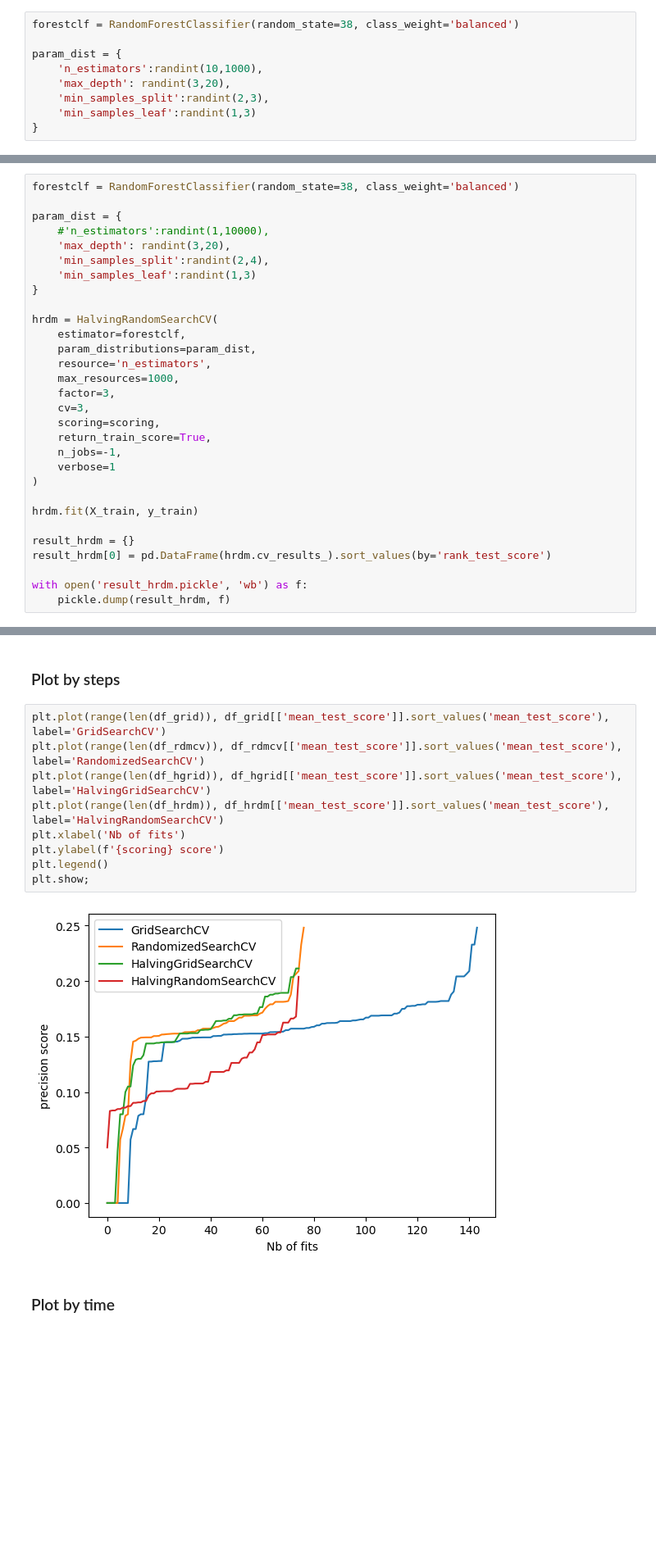
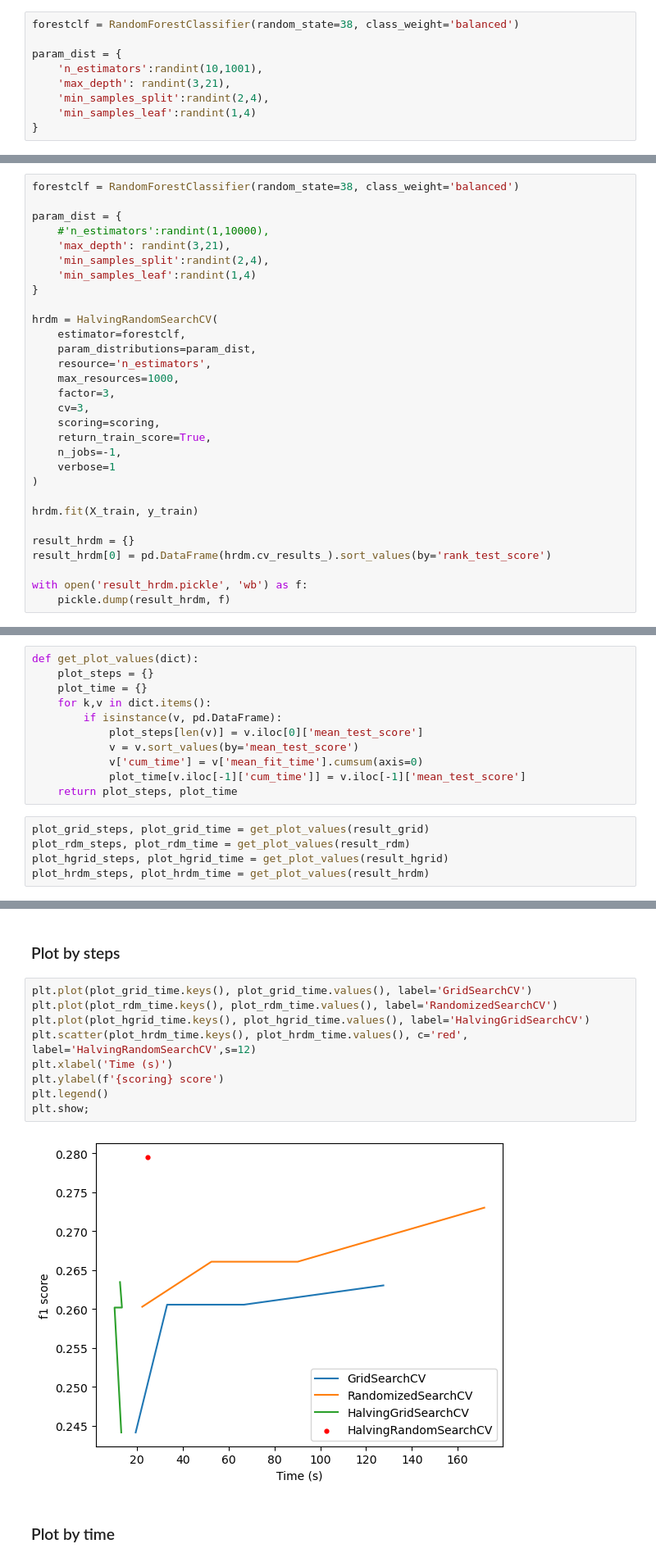
Before and after one commit to dimcaputo/compareCV, a Jupyter notebook: notebook.ipynb, the cells around one changed output, grey strips where cells are left out. Shown: that part at 82% size. Cells and saved outputs as stored; diff of their text form; blank space fills up the shorter version.

Commit message:
Modifs added to get the right result for the plot against time

```diff
--- a/notebook.ipynb
+++ b/notebook.ipynb
@@ -252,10 +252,10 @@ with open('result_grid.pickle', 'wb') as f:
 forestclf = RandomForestClassifier(random_state=38, class_weight='balanced')
 
 param_dist = {
-    'n_estimators':randint(10,1000),
-    'max_depth': randint(3,20),
-    'min_samples_split':randint(2,3),
-    'min_samples_leaf':randint(1,3)
+    'n_estimators':randint(10,1001),
+    'max_depth': randint(3,21),
+    'min_samples_split':randint(2,4),
+    'min_samples_leaf':randint(1,4)
 }
 # %%
 result_rdm = {}
@@ -359,9 +359,9 @@ forestclf = RandomForestClassifier(random_state=38, class_weight='balanced')
 
 param_dist = {
     #'n_estimators':randint(1,10000),
-    'max_depth': randint(3,20),
+    'max_depth': randint(3,21),
     'min_samples_split':randint(2,4),
-    'min_samples_leaf':randint(1,3)
+    'min_samples_leaf':randint(1,4)
 }
 
 hrdm = HalvingRandomSearchCV(
@@ -402,3 +402,19 @@ iter: 6
 n_candidates: 2
 n_resources: 729
 Fitting 3 folds for each of 2 candidates, totalling 6 fits
+# %%
+def get_plot_values(dict):
+    plot_steps = {}
+    plot_time = {}
+    for k,v in dict.items():
+        if isinstance(v, pd.DataFrame):
+            plot_steps[len(v)] = v.iloc[0]['mean_test_score']
+            v = v.sort_values(by='mean_test_score')
+            v['cum_time'] = v['mean_fit_time'].cumsum(axis=0)
+            plot_time[v.iloc[-1]['cum_time']] = v.iloc[-1]['mean_test_score']
+    return plot_steps, plot_time
+# %%
+plot_grid_steps, plot_grid_time = get_plot_values(result_grid)
+plot_rdm_steps, plot_rdm_time = get_plot_values(result_rdm)
+plot_hgrid_steps, plot_hgrid_time = get_plot_values(result_hgrid)
+plot_hrdm_steps, plot_hrdm_time = get_plot_values(result_hrdm)
@@ -407,16 +477,16 @@ Fitting 3 folds for each of 2 candidates, totalling 6 fits
 # %% [markdown]
 ### Plot by steps
 # %%
-plt.plot(range(len(df_grid)), df_grid[['mean_test_score']].sort_values('mean_test_score'), label='GridSearchCV')
-plt.plot(range(len(df_rdmcv)), df_rdmcv[['mean_test_score']].sort_values('mean_test_score'), label='RandomizedSearchCV')
-plt.plot(range(len(df_hgrid)), df_hgrid[['mean_test_score']].sort_values('mean_test_score'), label='HalvingGridSearchCV')
-plt.plot(range(len(df_hrdm)), df_hrdm[['mean_test_score']].sort_values('mean_test_score'), label='HalvingRandomSearchCV')
-plt.xlabel('Nb of fits')
+plt.plot(plot_grid_time.keys(), plot_grid_time.values(), label='GridSearchCV')
+plt.plot(plot_rdm_time.keys(), plot_rdm_time.values(), label='RandomizedSearchCV')
+plt.plot(plot_hgrid_time.keys(), plot_hgrid_time.values(), label='HalvingGridSearchCV')
+plt.scatter(plot_hrdm_time.keys(), plot_hrdm_time.values(), c='red', label='HalvingRandomSearchCV',s=12)
+plt.xlabel('Time (s)')
 plt.ylabel(f'{scoring} score')
 plt.legend()
 plt.show;
 # %% [output]
-[figure, old version]
+[figure, new version]
 # %% [markdown]
 ### Plot by time
 # %%
```
Also changed, not shown: parts of 10 cells of this notebook.
